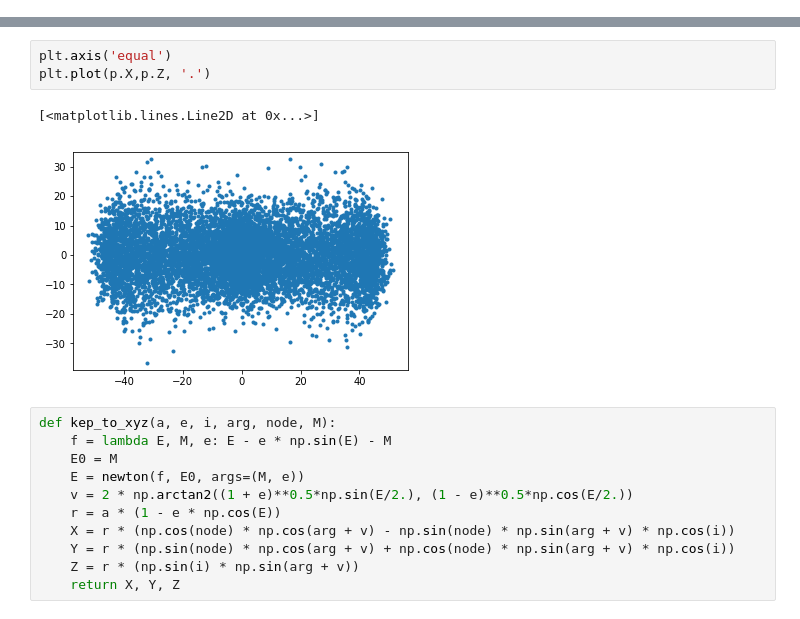
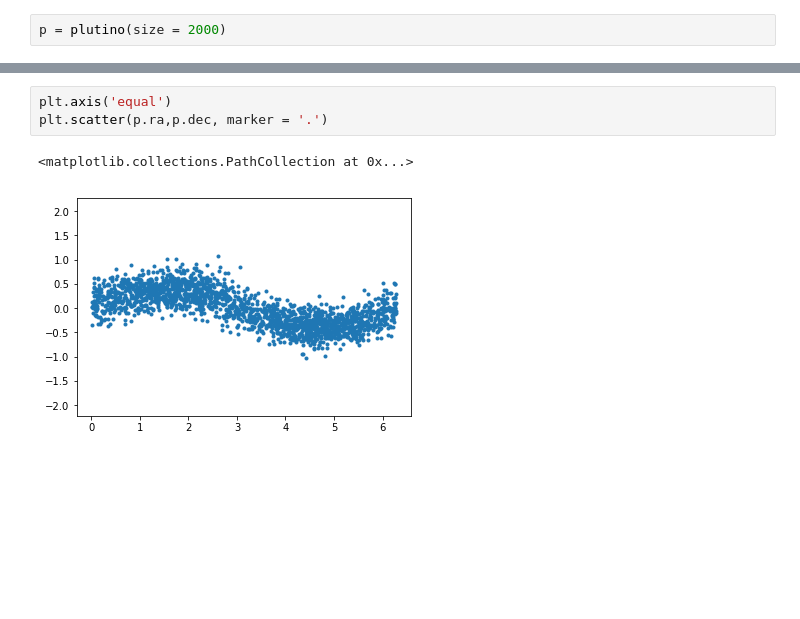
Before and after one commit to sevenlin123/fake_tno, a Jupyter notebook: plutino.ipynb, the cells around one changed output, grey strips where cells are left out. Drawn from its saved outputs; the diff is of its cells as text; blank space fills up the shorter version.

Commit message:
Update
# Conflicts:
#	plutino.ipynb

```diff
--- a/plutino.ipynb
+++ b/plutino.ipynb
@@ -209,3 +88,5 @@ plt.hist(p.H, bins=20)
+# %%
+p = plutino(size = 2000)
 # %%
 plt.axis('equal')
 plt.scatter(p.X,p.Y, marker = '.')
@@ -215,17 +96,6 @@ plt.scatter(p.X,p.Y, marker = '.')
 # %%
 plt.axis('equal')
-plt.plot(p.X,p.Z, '.')
+plt.scatter(p.ra,p.dec, marker = '.')
 # %% [output]
-[<matplotlib.lines.Line2D at 0x...>]
+<matplotlib.collections.PathCollection at 0x...>
-[figure, old version]
+[figure, new version]
-# %%
-def kep_to_xyz(a, e, i, arg, node, M):
-    f = lambda E, M, e: E - e * np.sin(E) - M
-    E0 = M
-    E = newton(f, E0, args=(M, e))
-    v = 2 * np.arctan2((1 + e)**0.5*np.sin(E/2.), (1 - e)**0.5*np.cos(E/2.))
-    r = a * (1 - e * np.cos(E))
-    X = r * (np.cos(node) * np.cos(arg + v) - np.sin(node) * np.sin(arg + v) * np.cos(i))
-    Y = r * (np.sin(node) * np.cos(arg + v) + np.cos(node) * np.sin(arg + v) * np.cos(i))
-    Z = r * (np.sin(i) * np.sin(arg + v))
-    return X, Y, Z
```
Also changed, not shown: parts of 14 cells of this notebook, 4 other files.
